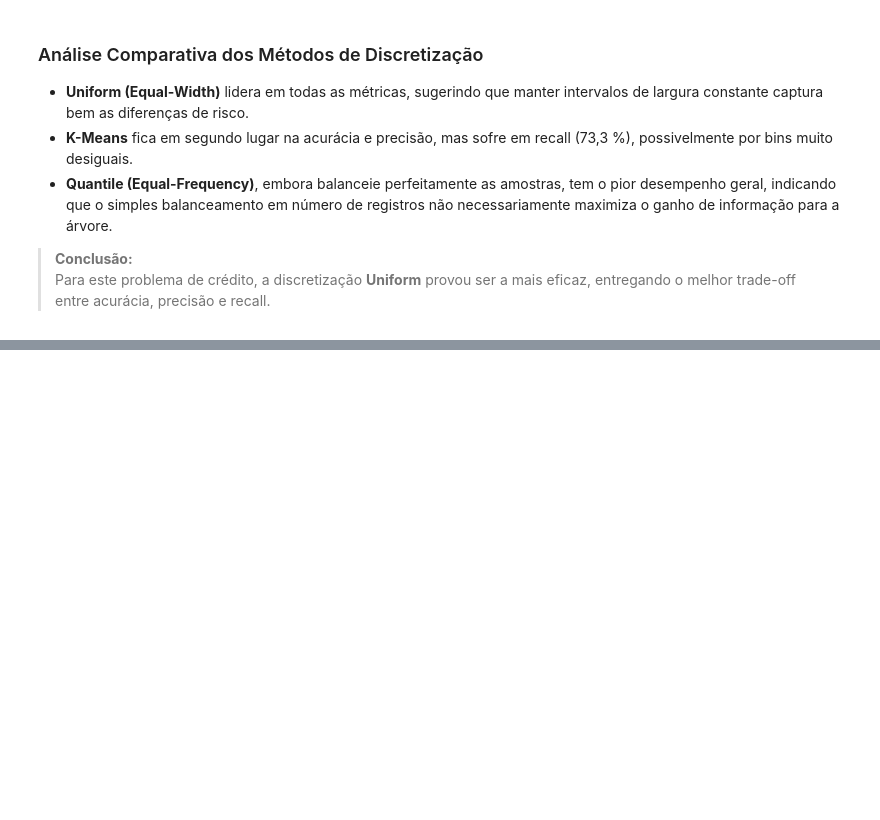
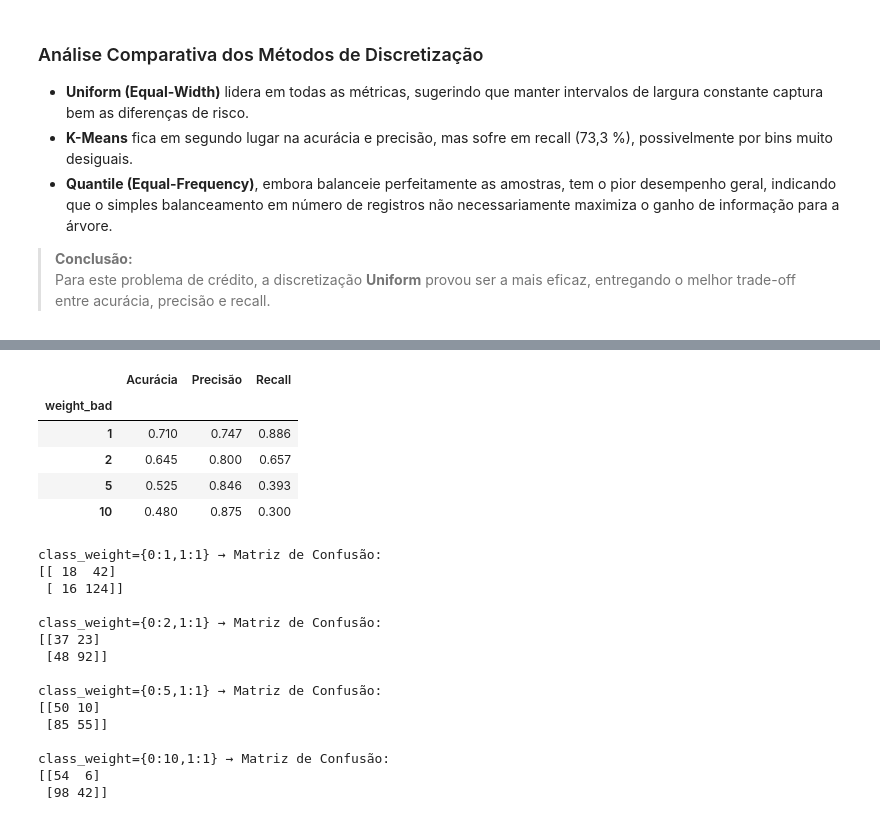
Before and after one commit to viniaraujo68/german-credit-risk, a Jupyter notebook: analysis.ipynb, the cells around one changed output, grey strips where cells are left out. Saved outputs shown, nothing was run; the diff lists cells and outputs as text; code cells hidden in the pictures; blank space fills up the shorter version.

```diff
--- a/analysis.ipynb
+++ b/analysis.ipynb
@@ -929,0 +986,19 @@ display(res_disc_df.round(3))
+# %%
+from sklearn.metrics import accuracy_score, precision_score, recall_score, confusion_matrix
+clf_final = DecisionTreeClassifier(max_depth=best_depth, random_state=42)
+clf_final.fit(X_train, y_train)
+
+# Previsões no teste
+y_pred = clf_final.predict(X_test)
+
+# Métricas de avaliação
+acc_test  = accuracy_score(y_test,  y_pred)
+prec_test = precision_score(y_test, y_pred)
+rec_test  = recall_score(y_test,    y_pred)
+cm        = confusion_matrix(y_test, y_pred)
+
+print(f"Acurácia no teste:  {acc_test:.3f}")
+print(f"Precisão no teste:  {prec_test:.3f}")
+print(f"Recall no teste:    {rec_test:.3f}")
+print("\nMatriz de Confusão:")
+print(cm)
@@ -929,0 +1043,61 @@ display(res_disc_df.round(3))
+# %%
+weights = [1, 2, 5, 10]
+results_cw = {}
+
+for w in weights:
+    clf_w = DecisionTreeClassifier(
+        max_depth=best_depth,
+        class_weight={0: w, 1: 1},
+        random_state=42
+    )
+    clf_w.fit(X_train, y_train)
+    y_pred_w = clf_w.predict(X_test)
+
+    acc = accuracy_score(y_test, y_pred_w)
+    prec = precision_score(y_test, y_pred_w)
+    rec = recall_score(y_test, y_pred_w)
+    cm = confusion_matrix(y_test, y_pred_w)
+
+    results_cw[w] = {
+        'accuracy': acc,
+        'precision': prec,
+        'recall': rec,
+        'cm': cm
+    }
+
+cw_summary = pd.DataFrame({
+    w: {
+        'Acurácia': results_cw[w]['accuracy'],
+        'Precisão': results_cw[w]['precision'],
+        'Recall':   results_cw[w]['recall']
+    }
+    for w in weights
+}).T
+cw_summary.index.name = 'weight_bad'
+display(cw_summary.round(3))
+
+for w in weights:
+    print(f"\nclass_weight={{0:{w},1:1}} → Matriz de Confusão:")
+    print(results_cw[w]['cm'])
+# %% [output]
+|  | Acurácia | Precisão | Recall |
+| weight_bad |  |  |  |
+| 1 | 0.710 | 0.747 | 0.886 |
+| 2 | 0.645 | 0.800 | 0.657 |
+| 5 | 0.525 | 0.846 | 0.393 |
+| 10 | 0.480 | 0.875 | 0.300 |
+class_weight={0:1,1:1} → Matriz de Confusão:
+[[ 18  42]
+ [ 16 124]]
+
+class_weight={0:2,1:1} → Matriz de Confusão:
+[[37 23]
+ [48 92]]
+
+class_weight={0:5,1:1} → Matriz de Confusão:
+[[50 10]
+ [85 55]]
+
+class_weight={0:10,1:1} → Matriz de Confusão:
+[[54  6]
+ [98 42]]
```
Also changed, not shown: parts of 11 cells of this notebook.
